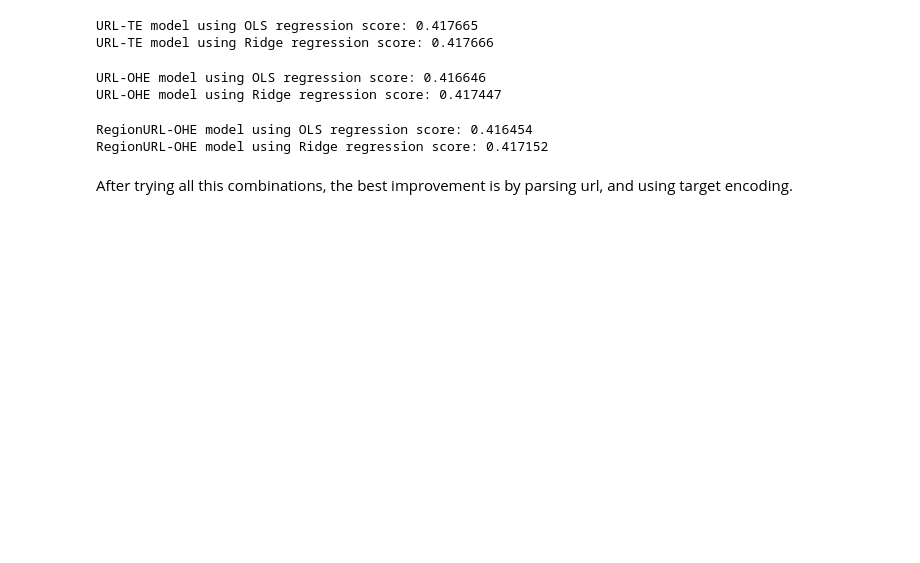
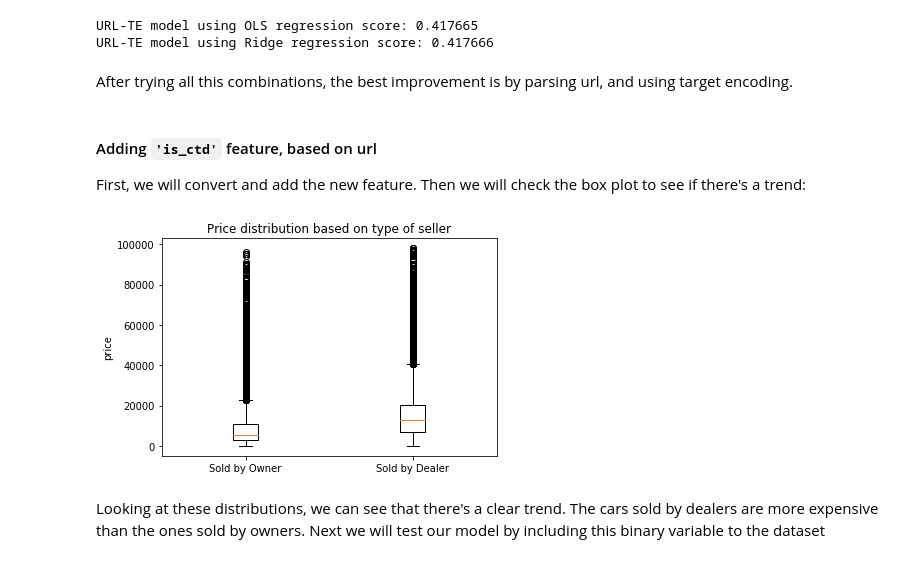
Before and after one commit to AppliedML2020/assignment-3-tomas-larrain, a Jupyter notebook: hw-3_Brett.ipynb, the cells around one changed output. Saved outputs shown, nothing was run; the diff lists cells and outputs as text; code cells hidden in the pictures; blank space fills up the shorter version.

```diff
--- a/hw-3_Brett.ipynb
+++ b/hw-3_Brett.ipynb
@@ -423,49 +409,32 @@ print(("URL-TE model using Ridge regression score: %f") % te_url_ridge_scores.me
 # %% [output]
 URL-TE model using OLS regression score: 0.417665
 URL-TE model using Ridge regression score: 0.417666
-# %%
-# Using url instead of region_url and One-Hot Enconding it
-ohe_url_preprocessor = make_column_transformer(
-    (StandardScaler(), ['id']),
-    (median_scale_pl, ['year', 'odometer']),
-    (new_cat_ohe_pl, ['url', 'manufacturer', 'cylinders', 'drive', 'size', 'type', 'paint_color', 'state']),
-    (impute_good_ord_enc_scale_pl, ['condition']),
-    (most_freq_ohe_pl, ['fuel', 'title_status', 'transmission']))
-
-# Gather baseline cross validation scores for some linear models
-ohe_url_pipeline = make_pipeline(ohe_url_preprocessor, LinearRegression())
-ohe_url_ols_scores = cross_val_score(ohe_url_pipeline, X_new_url_train, y_train, cv=shuffle)
-print(("URL-OHE model using OLS regression score: %f") % ohe_url_ols_scores.mean())
-# Baseline is 0.417620
-
-ohe_url_ridge_pipeline = make_pipeline(ohe_url_preprocessor, RidgeCV())
-ohe_url_ridge_scores = cross_val_score(ohe_url_ridge_pipeline, X_new_url_train, y_train, cv=shuffle)
-print(("URL-OHE model using Ridge regression score: %f") % ohe_url_ridge_scores.mean())
-# Baseline is 0.417622
-# %% [output]
-URL-OHE model using OLS regression score: 0.416646
-URL-OHE model using Ridge regression score: 0.417447
-# %%
-# Keeping region_url but One-Hot Enconding it (instead of target encoding from baseline)
-ohe_region_url_preprocessor = make_column_transformer(
-    (StandardScaler(), ['id']),
-    (median_scale_pl, ['year', 'odometer']),
-    (new_cat_ohe_pl, ['region_url', 'manufacturer', 'cylinders', 'drive', 'size', 'type', 'paint_color', 'state']),
-    (impute_good_ord_enc_scale_pl, ['condition']),
-    (most_freq_ohe_pl, ['fuel', 'title_status', 'transmission']))
-
-# Gather baseline cross validation scores for some linear models
-ohe_region_url_ols_pipeline = make_pipeline(ohe_region_url_preprocessor, LinearRegression())
-ohe_region_url_ols_scores = cross_val_score(ohe_region_url_ols_pipeline, X_baseline_train, y_train, cv=shuffle)
-print(("RegionURL-OHE model using OLS regression score: %f") % ohe_region_url_ols_scores.mean())
-# Baseline is 0.417620
-
-ohe_region_url_ridge_pipeline = make_pipeline(ohe_region_url_preprocessor, RidgeCV())
-new_url_ridge_scores = cross_val_score(ohe_region_url_ridge_pipeline, X_baseline_train, y_train, cv=shuffle)
-print(("RegionURL-OHE model using Ridge regression score: %f") % new_url_ridge_scores.mean())
-# Baseline is 0.417622
-# %% [output]
-RegionURL-OHE model using OLS regression score: 0.416454
-RegionURL-OHE model using Ridge regression score: 0.417152
 # %% [markdown]
 After trying all this combinations, the best improvement is by parsing url, and using target encoding.
+# %% [markdown]
+#### Adding ``'is_ctd'`` feature, based on url
+First, we will convert and add the new feature. Then we will check the box plot to see if there's a trend:
+# %%
+def get_ctd(url):
+    condition = url.split("//")[-1].split("/")[1]
+    if condition == 'cto': return 0
+    return 1
+
+X_new_train = X_train.loc[:, new_url_features]
+ctd_values = X_new_train.loc[:, 'url'].apply(lambda url: get_ctd(url))
+X_new_train.insert(0, 'is_ctd', ctd_values)
+X_new_train.loc[:, 'url'] = X_new_train.loc[:, 'url'].apply(lambda url: get_base_url(url))
+X_new_train = X_new_train.drop(columns=['region_url'])
+
+is_ctd_targets = y_train[X_new_train.loc[:, 'is_ctd'] == 1]
+is_not_ctd_targets = y_train[X_new_train.loc[:, 'is_ctd'] == 0]
+
+fig, ax = plt.subplots()
+ax.set_title('Price distribution based on type of seller')
+ax.boxplot([is_not_ctd_targets, is_ctd_targets])
+ax.set_xticklabels(['Sold by Owner', 'Sold by Dealer'])
+plt.ylabel('price');
+# %% [output]
+[figure, added]
+# %% [markdown]
+Looking at these distributions, we can see that there's a clear trend. The cars sold by dealers are more expensive than the ones sold by owners. Next we will test our model by including this binary variable to the dataset
```
Also changed, not shown: parts of 5 cells of this notebook.
